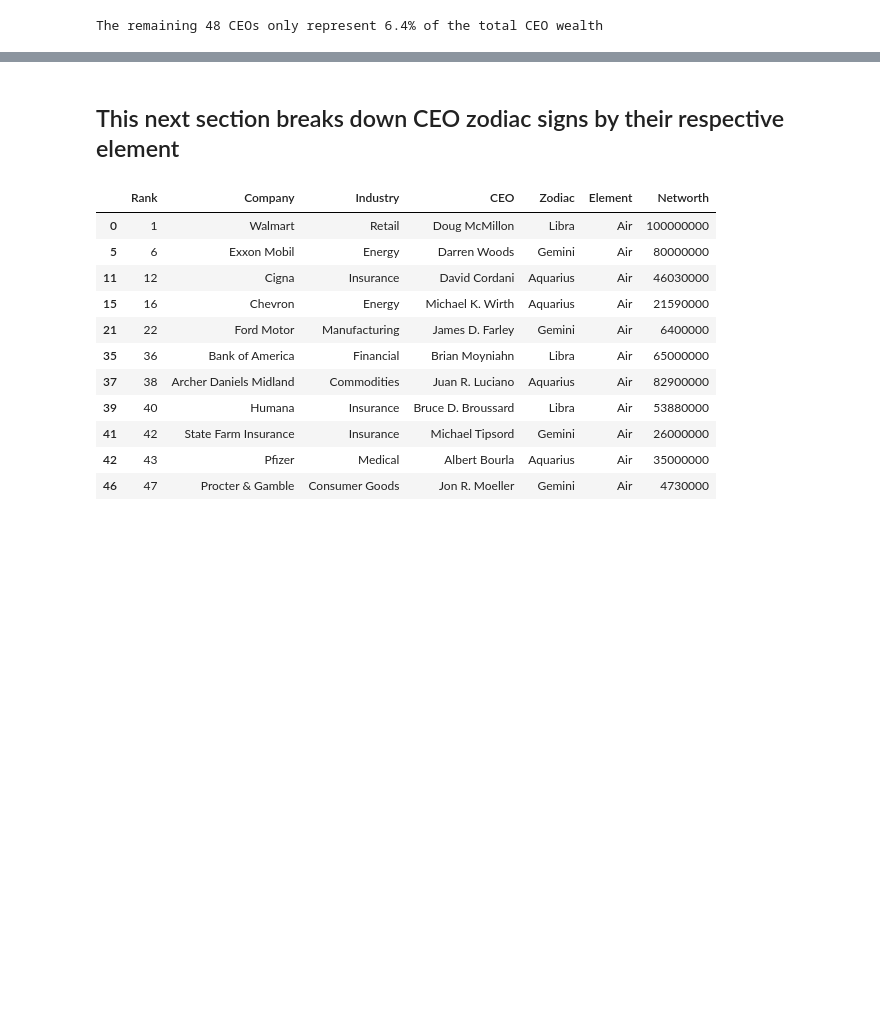
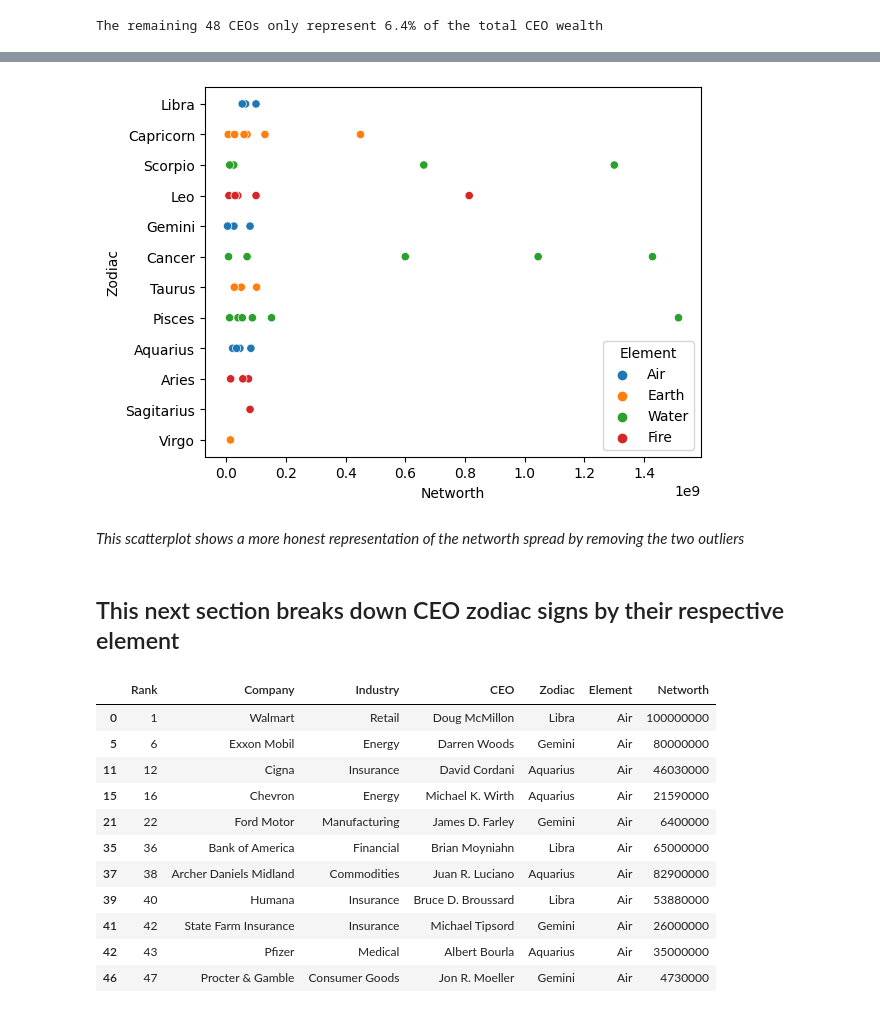
Before and after one commit to Jus1nM/Code-Louisville_Project, a Jupyter notebook: projects/CodeLouisville/Project/CL_Project.ipynb, the cells around one changed output, grey strips where cells are left out. Saved outputs shown, nothing was run; the diff lists cells and outputs as text; code cells hidden in the pictures; blank space fills up the shorter version.

```diff
--- a/projects/CodeLouisville/Project/CL_Project.ipynb
+++ b/projects/CodeLouisville/Project/CL_Project.ipynb
@@ -378,3 +381,8 @@ percent_total = b48 / com_net
 print("The remaining 48 CEOs only represent",(format(percent_total, '.1%')),"of the total CEO wealth")
 # %% [output]
 The remaining 48 CEOs only represent 6.4% of the total CEO wealth
+# %%
+#create new dataframe omitting Warren Buffett and Mark Zuckerberg
+df1 = df.drop(6)
+df2 = df1.drop(26)
+df2.head()
@@ -381,3 +396,9 @@ The remaining 48 CEOs only represent 6.4% of the total CEO wealth
+# %%
+sns.scatterplot(x = "Networth", y = "Zodiac", data = df2, hue = "Element");
+# %% [output]
+[figure, added]
+# %% [markdown]
+*This scatterplot shows a more honest representation of the networth spread by removing the two outliers*
 # %% [markdown]
 ## This next section breaks down CEO zodiac signs by their respective element
 # %%
```
Also changed, not shown: parts of 4 cells of this notebook.
